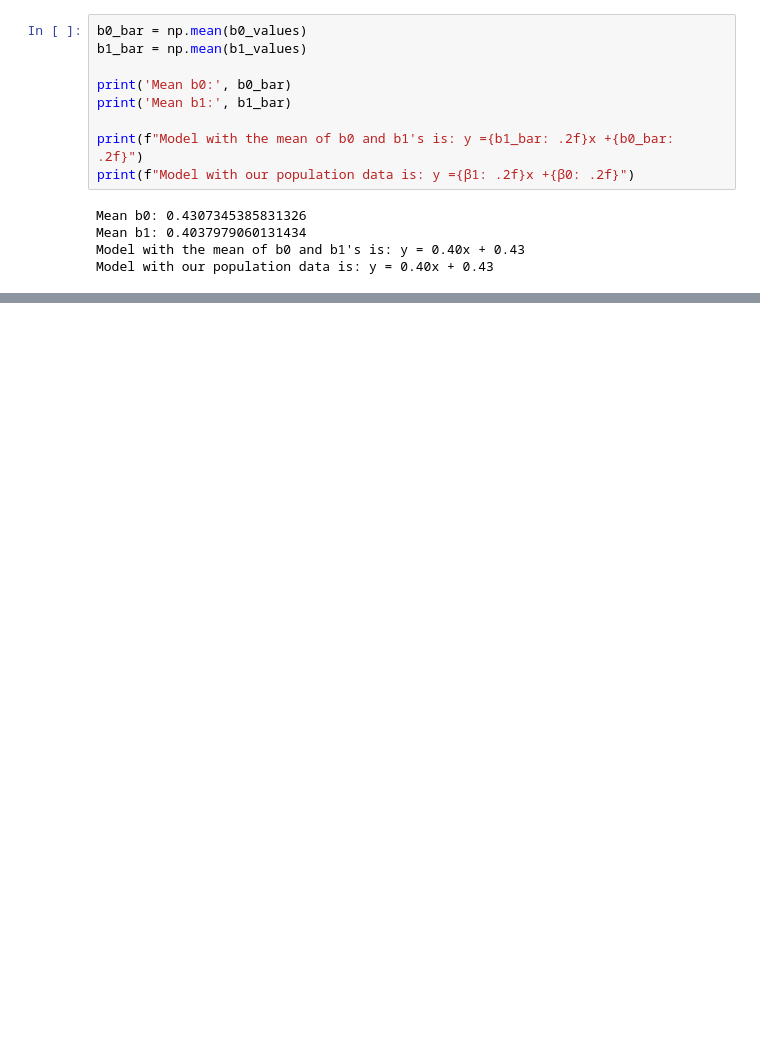
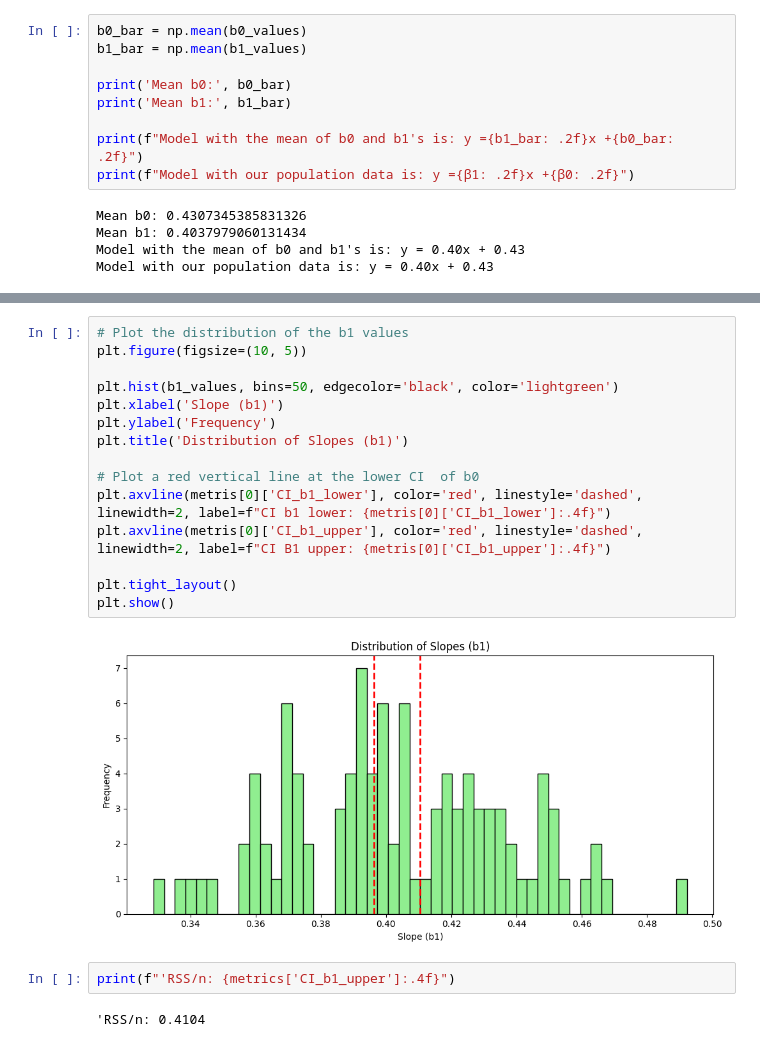
Before and after one commit to burakemretetik/regression, a Jupyter notebook: regression_2.ipynb, the cells around one changed output, grey strips where cells are left out. Saved outputs shown, nothing was run; the diff lists cells and outputs as text; blank space fills up the shorter version.

```diff
--- a/regression_2.ipynb
+++ b/regression_2.ipynb
@@ -433,0 +545,21 @@ Model with our population data is: y = 0.40x + 0.43
+# %%
+# Plot the distribution of the b1 values
+plt.figure(figsize=(10, 5))
+
+plt.hist(b1_values, bins=50, edgecolor='black', color='lightgreen')
+plt.xlabel('Slope (b1)')
+plt.ylabel('Frequency')
+plt.title('Distribution of Slopes (b1)')
+
+# Plot a red vertical line at the lower CI  of b0
+plt.axvline(metris[0]['CI_b1_lower'], color='red', linestyle='dashed', linewidth=2, label=f"CI b1 lower: {metris[0]['CI_b1_lower']:.4f}")
+plt.axvline(metris[0]['CI_b1_upper'], color='red', linestyle='dashed', linewidth=2, label=f"CI B1 upper: {metris[0]['CI_b1_upper']:.4f}")
+
+plt.tight_layout()
+plt.show()
+# %% [output]
+[figure, added]
+# %%
+print(f"'RSS/n: {metrics['CI_b1_upper']:.4f}")
+# %% [output]
+'RSS/n: 0.4104
```
Also changed, not shown: parts of 16 cells of this notebook.
